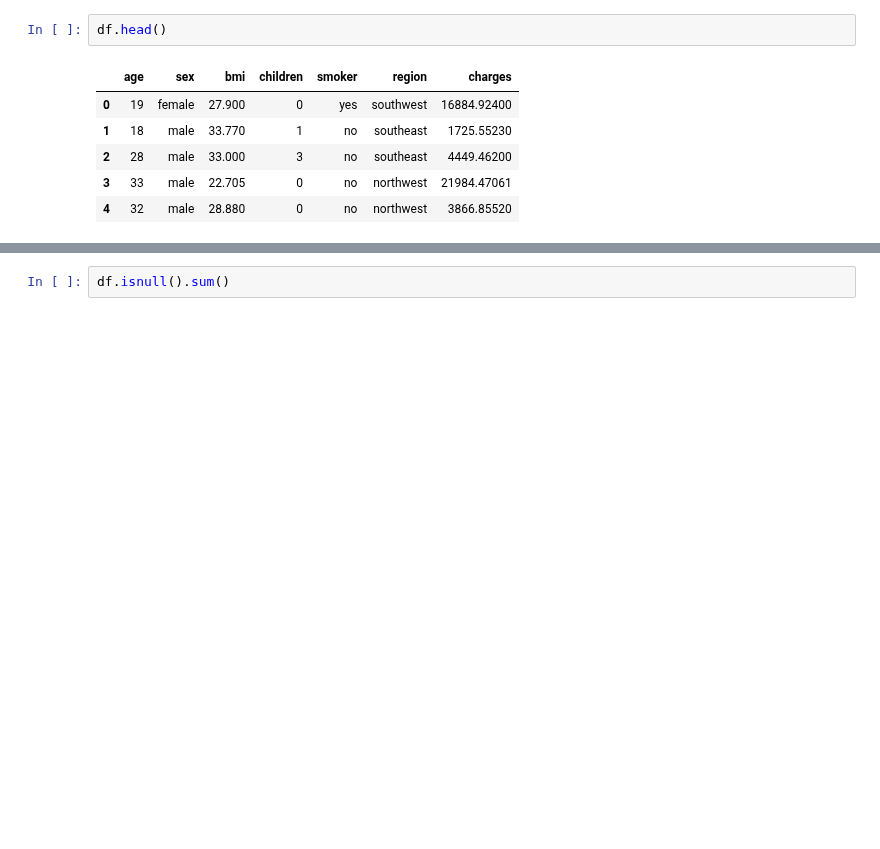
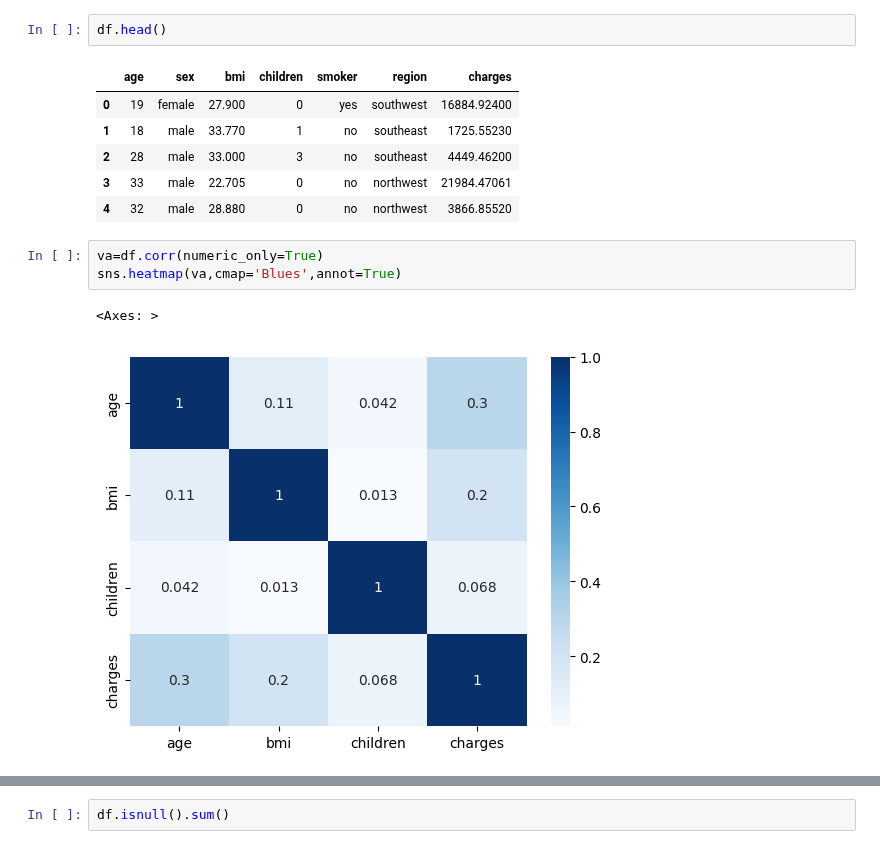
Before and after one commit to amit-sahu-a11y/bmw_car_prediction_using_regression, a Jupyter notebook: Untitled6.ipynb, the cells around one changed output, grey strips where cells are left out. Saved outputs shown, nothing was run; the diff lists cells and outputs as text; blank space fills up the shorter version.

```diff
--- a/Untitled6.ipynb
+++ b/Untitled6.ipynb
@@ -16,4 +16,10 @@ df.head()
 | 2 | 28 | male | 33.000 | 3 | no | southeast | 4449.46200 |
 | 3 | 33 | male | 22.705 | 0 | no | northwest | 21984.47061 |
 | 4 | 32 | male | 28.880 | 0 | no | northwest | 3866.85520 |
+# %%
+va=df.corr(numeric_only=True)
+sns.heatmap(va,cmap='Blues',annot=True)
+# %% [output]
+<Axes: >
+[figure, added]
 # %%
```
Also changed, not shown: parts of 7 cells of this notebook.
